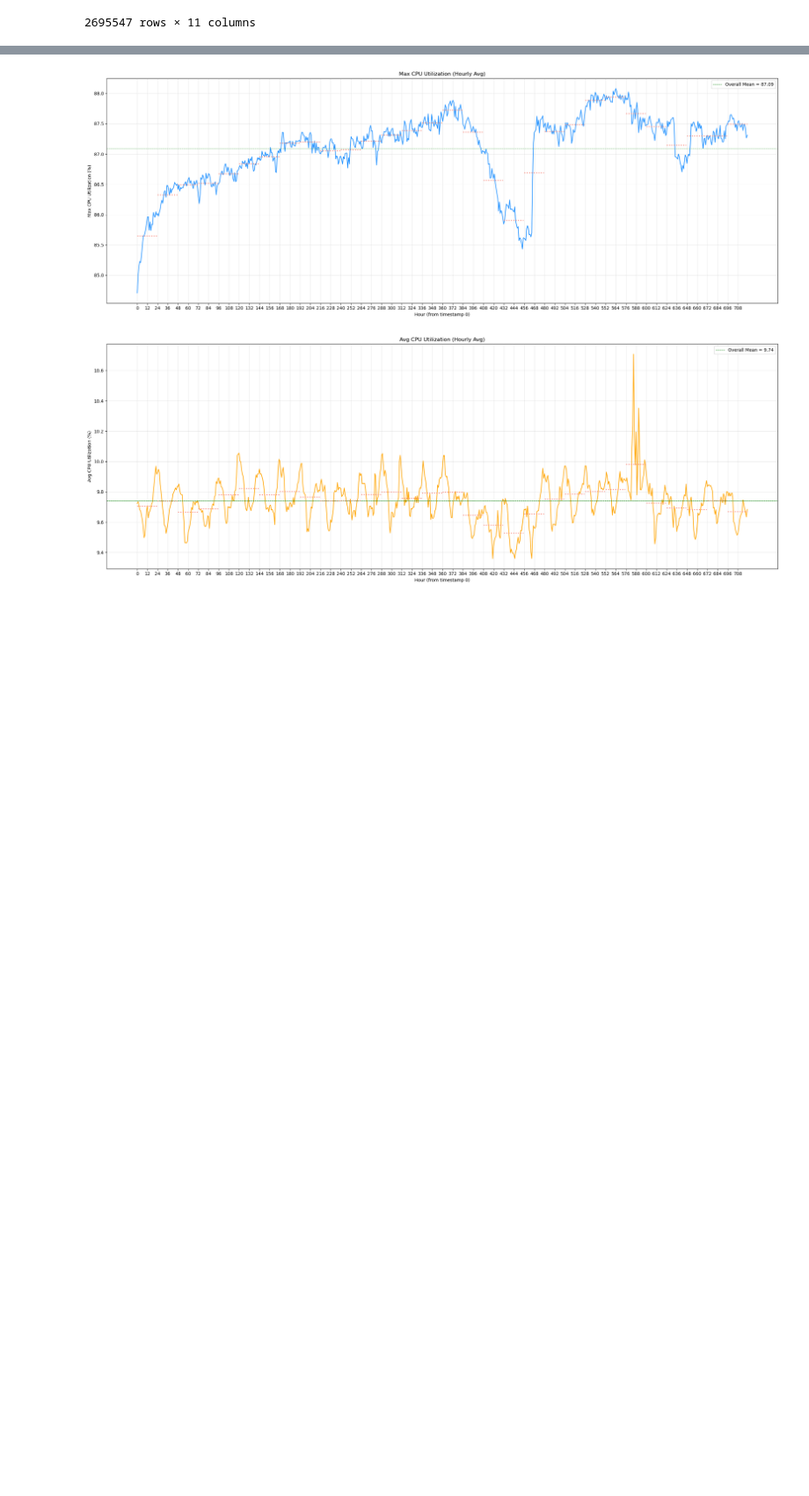
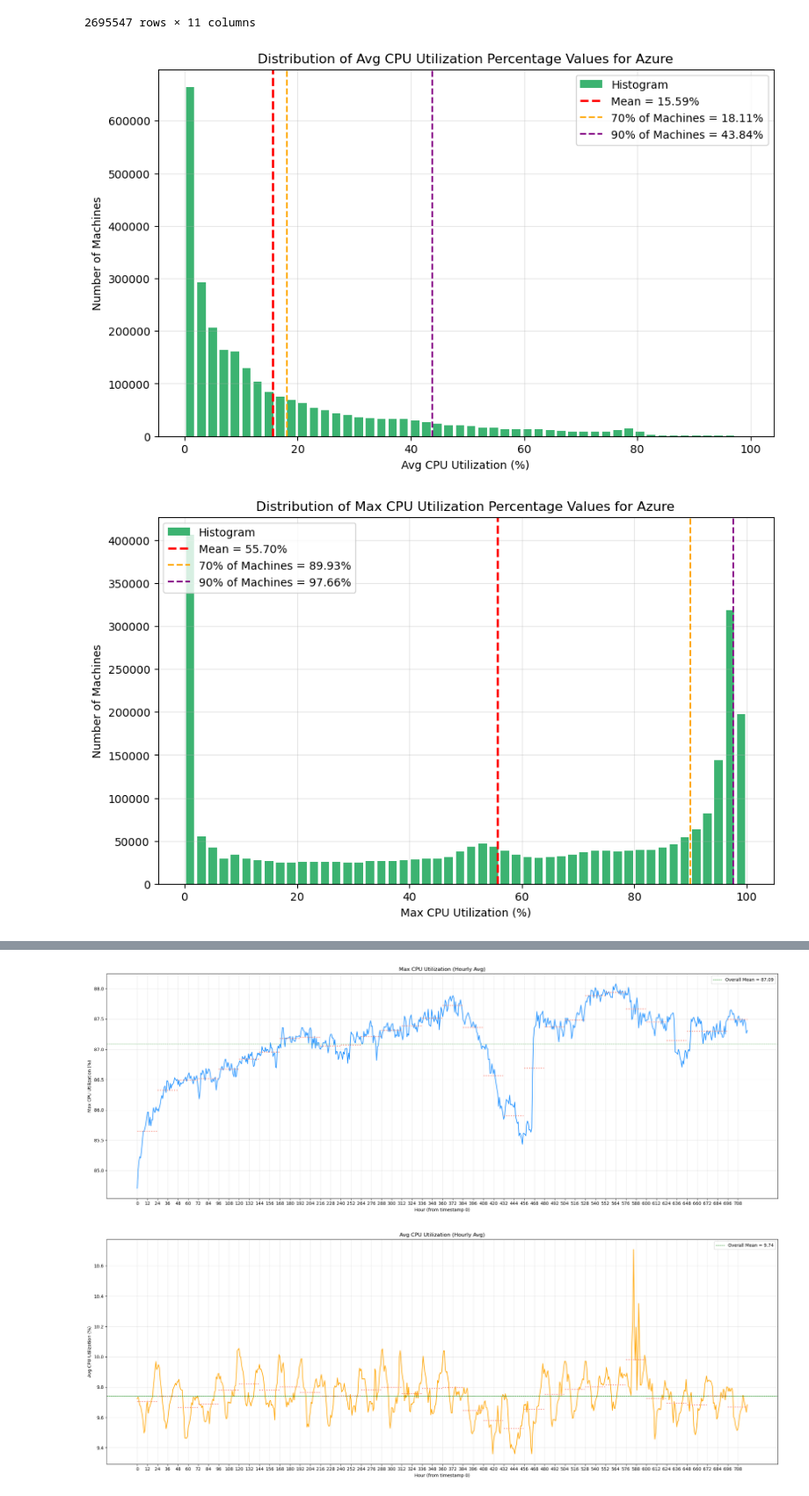
Before and after one commit to akshat-karwa/Cloud-Trace-Analysis, a Jupyter notebook: azure_analysis.ipynb, the cells around one changed output, grey strips where cells are left out. Shown at 88% size. Saved outputs shown, nothing was run; the diff lists cells and outputs as text; code cells hidden in the pictures; blank space fills up the shorter version.

```diff
--- a/azure_analysis.ipynb
+++ b/azure_analysis.ipynb
@@ -27,6 +27,32 @@ vm_table_data
 | 2695545 | thW1eyboLMZJy6GgeCIpLllRfqn0q7JgD... | 387000 | 387600 | 44.266935 | 13.089638 | 44.266935 | Unknown | ... |
 | 2695546 | TqMw/UmeYGTWCvWBdL+yIw6+Pz3Vzj/Og... | 1300500 | 1301100 | 0.108262 | 0.034763 | 0.108262 | Unknown | ... |
 2695547 rows × 11 columns
+# %%
+def plot_resource_analysis(dataframe, col_name, xlabel, title):
+    plt.figure(figsize=(10, 6))
+    data = dataframe[col_name].dropna()
+    mean_val = data.mean()
+    p70 = np.percentile(data, 70)
+    p90 = np.percentile(data, 90)
+
+    color = "dodgerblue" if col_name.startswith('cpu') else "mediumseagreen"
+    plt.hist(data, bins=50, rwidth=0.75, color=color, label='Histogram')
+    plt.title(title)
+    plt.xlabel(f"{xlabel} Utilization (%)")
+    plt.ylabel("Number of Machines")
+    plt.axvline(mean_val, color='red', linestyle='--', linewidth=2, label=f'Mean = {mean_val:.2f}%')
+    plt.axvline(p70, color='orange', linestyle='--', linewidth=1.5, label=f'70% of Machines = {p70:.2f}%')
+    plt.axvline(p90, color='purple', linestyle='--', linewidth=1.5, label=f'90% of Machines = {p90:.2f}%')
+    plt.grid(True, alpha=0.3)
+    plt.legend()
+    plt.savefig(f'azure_{col_name}_distribution.png', dpi=300, bbox_inches='tight')
+    plt.show()
+
+plot_resource_analysis(vm_table_data, 'avg_cpu', "Avg CPU", "Distribution of Avg CPU Utilization Percentage Values for Azure")
+plot_resource_analysis(vm_table_data, 'max_cpu', "Max CPU", "Distribution of Max CPU Utilization Percentage Values for Azure")
+# %% [output]
+[figure, added]
+[figure, added]
 # %%
 hourly_data = (vm_table_data.assign(hour=lambda df: df.apply(lambda row: range(row['start_hour'], row['end_hour'] + 1), axis=1)).explode('hour'))
 hourly_data
```
Also changed, not shown: 21 other files.
